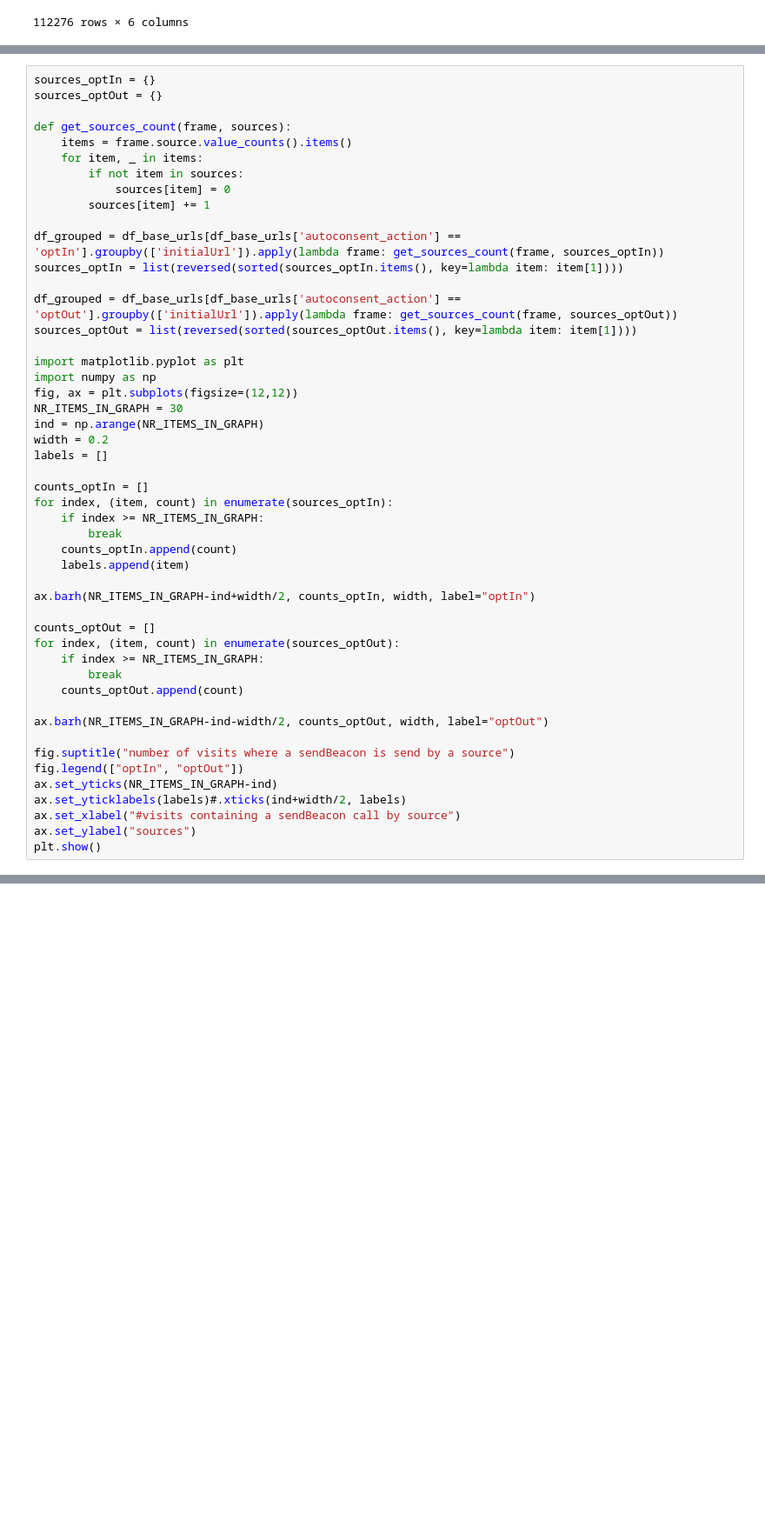
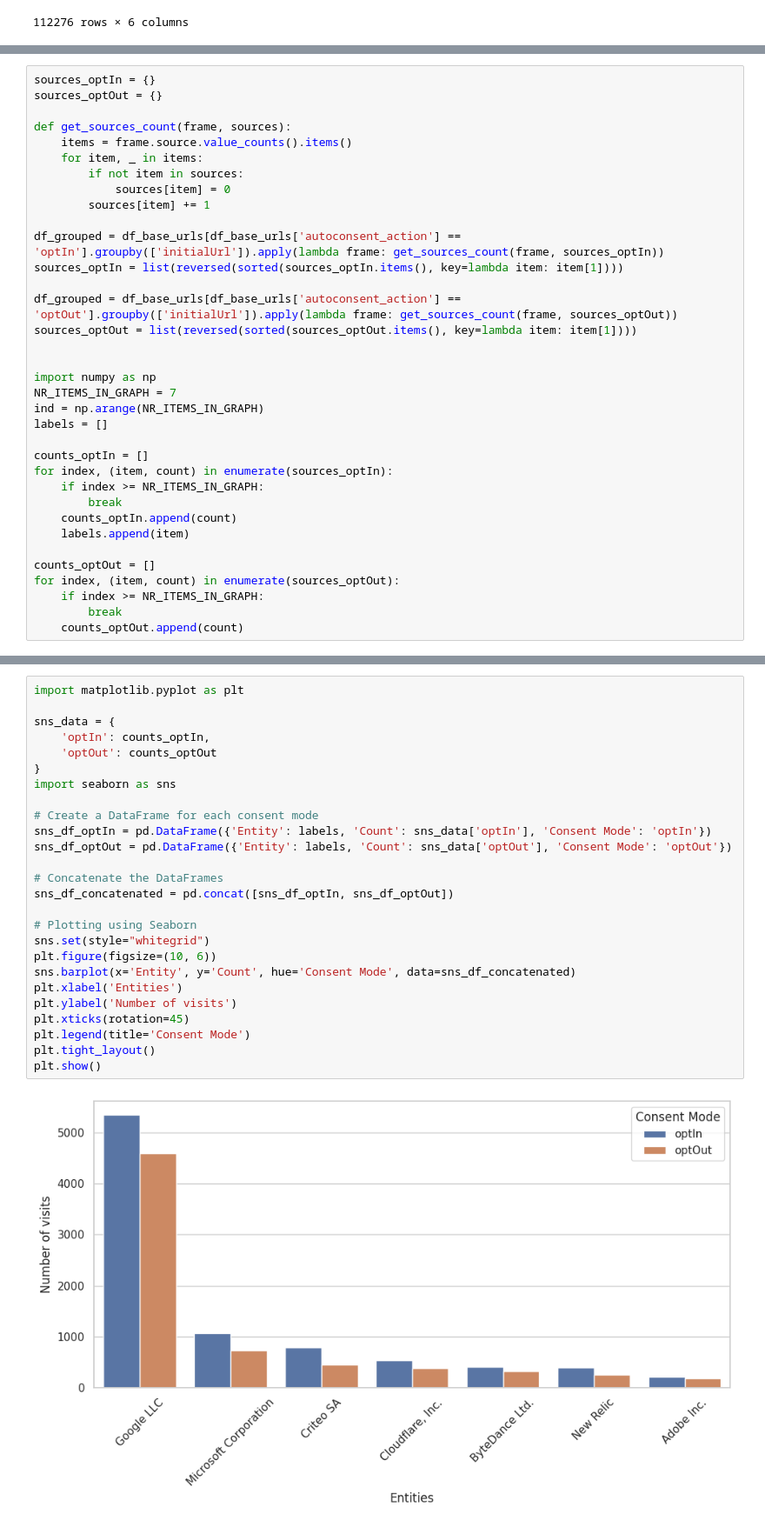
Before and after one commit to woutgit/sendBeacon-crawler, a Jupyter notebook: analysis/apis_analysis_target_source.ipynb/intersection_of_visits.ipynb, the cells around one changed output, grey strips where cells are left out. Shown at 87% size. Drawn from its saved outputs; the diff is of its cells as text; blank space fills up the shorter version.

Commit message:
Updated some graphs

```diff
--- a/analysis/apis_analysis_target_source.ipynb/intersection_of_visits.ipynb
+++ b/analysis/apis_analysis_target_source.ipynb/intersection_of_visits.ipynb
@@ -116,12 +146,10 @@ sources_optIn = list(reversed(sorted(sources_optIn.items(), key=lambda item: ite
 df_grouped = df_base_urls[df_base_urls['autoconsent_action'] == 'optOut'].groupby(['initialUrl']).apply(lambda frame: get_sources_count(frame, sources_optOut))
 sources_optOut = list(reversed(sorted(sources_optOut.items(), key=lambda item: item[1])))
 
-import matplotlib.pyplot as plt
+
 import numpy as np
-fig, ax = plt.subplots(figsize=(12,12))
-NR_ITEMS_IN_GRAPH = 30
+NR_ITEMS_IN_GRAPH = 7
 ind = np.arange(NR_ITEMS_IN_GRAPH)
-width = 0.2
 labels = []
 
 counts_optIn = []
@@ -131,20 +159,8 @@ for index, (item, count) in enumerate(sources_optIn):
     counts_optIn.append(count)
     labels.append(item)
 
-ax.barh(NR_ITEMS_IN_GRAPH-ind+width/2, counts_optIn, width, label="optIn")
-
 counts_optOut = []
 for index, (item, count) in enumerate(sources_optOut):
     if index >= NR_ITEMS_IN_GRAPH:
         break
     counts_optOut.append(count)
-
-ax.barh(NR_ITEMS_IN_GRAPH-ind-width/2, counts_optOut, width, label="optOut")
-
-fig.suptitle("number of visits where a sendBeacon is send by a source")
-fig.legend(["optIn", "optOut"])
-ax.set_yticks(NR_ITEMS_IN_GRAPH-ind)
-ax.set_yticklabels(labels)#.xticks(ind+width/2, labels)
-ax.set_xlabel("#visits containing a sendBeacon call by source")
-ax.set_ylabel("sources")
-plt.show()
@@ -152,0 +167,28 @@ plt.show()
+# %%
+import matplotlib.pyplot as plt
+
+sns_data = {
+    'optIn': counts_optIn,
+    'optOut': counts_optOut
+}
+import seaborn as sns
+
+# Create a DataFrame for each consent mode
+sns_df_optIn = pd.DataFrame({'Entity': labels, 'Count': sns_data['optIn'], 'Consent Mode': 'optIn'})
+sns_df_optOut = pd.DataFrame({'Entity': labels, 'Count': sns_data['optOut'], 'Consent Mode': 'optOut'})
+
+# Concatenate the DataFrames
+sns_df_concatenated = pd.concat([sns_df_optIn, sns_df_optOut])
+
+# Plotting using Seaborn
+sns.set(style="whitegrid")
+plt.figure(figsize=(10, 6))
+sns.barplot(x='Entity', y='Count', hue='Consent Mode', data=sns_df_concatenated)
+plt.xlabel('Entities')
+plt.ylabel('Number of visits')
+plt.xticks(rotation=45)
+plt.legend(title='Consent Mode')
+plt.tight_layout()
+plt.show()
+# %% [output]
+[figure, added]
```
Also changed, not shown: parts of 13 cells of this notebook, 6 other files.
